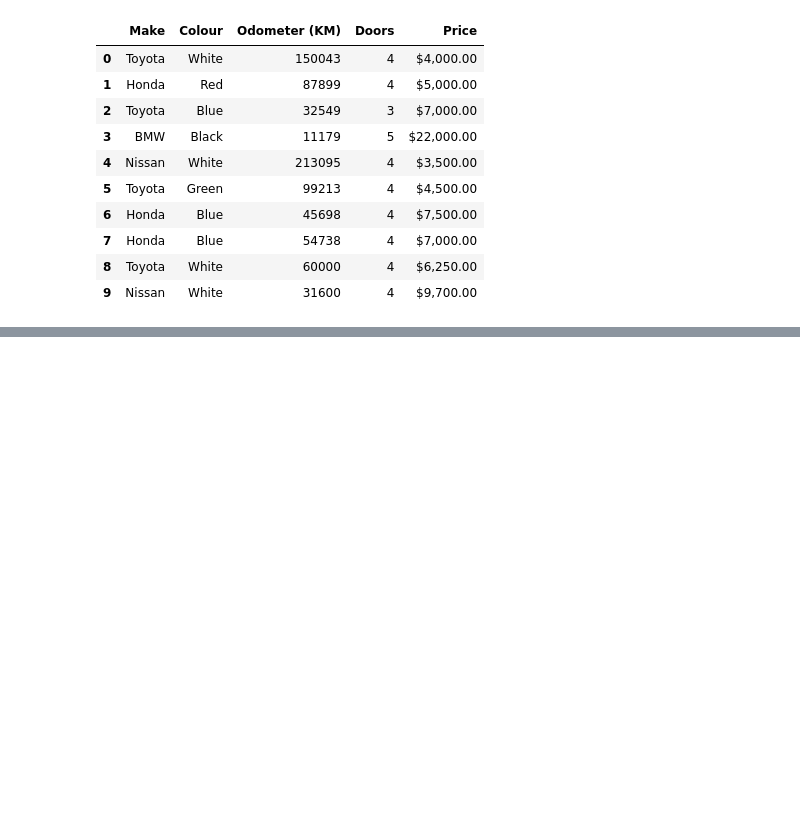
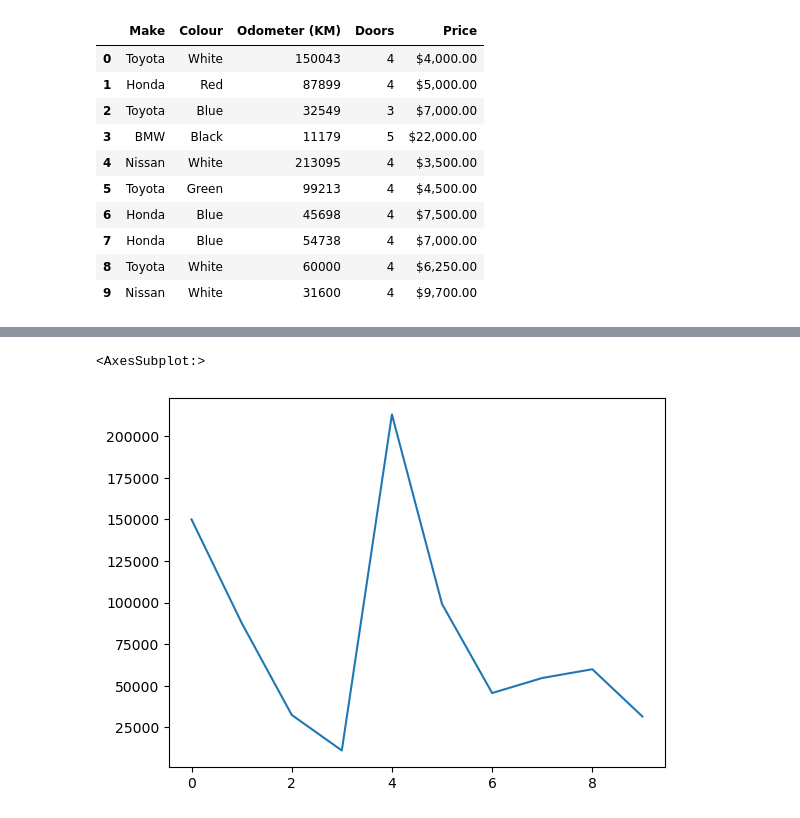
Before and after one commit to phamkevinT/MachineLearningAndDataScience, a Jupyter notebook: Pandas_Data_Analysis/intro-to-pandas.ipynb, the cells around one changed output, grey strips where cells are left out. Drawn from its saved outputs; the diff is of its cells as text; code cells hidden in the pictures; blank space fills up the shorter version.

```diff
--- a/Pandas_Data_Analysis/intro-to-pandas.ipynb
+++ b/Pandas_Data_Analysis/intro-to-pandas.ipynb
@@ -68,0 +225,8 @@ exported_car_sales
+# %%
+%matplotlib inline
+import matplotlib.pyplot as  plt
+
+car_sales["Odometer (KM)"].plot()
+# %% [output]
+<AxesSubplot:>
+[figure, added]
```
Also changed, not shown: parts of 46 cells of this notebook, 2 other files.
